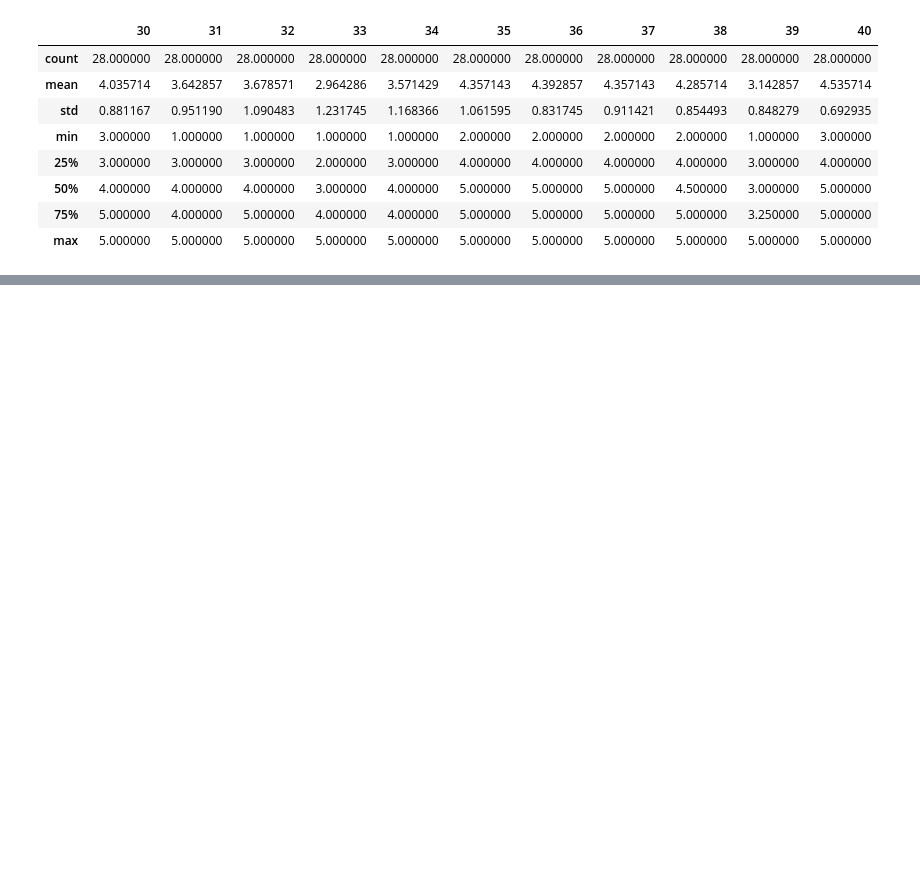
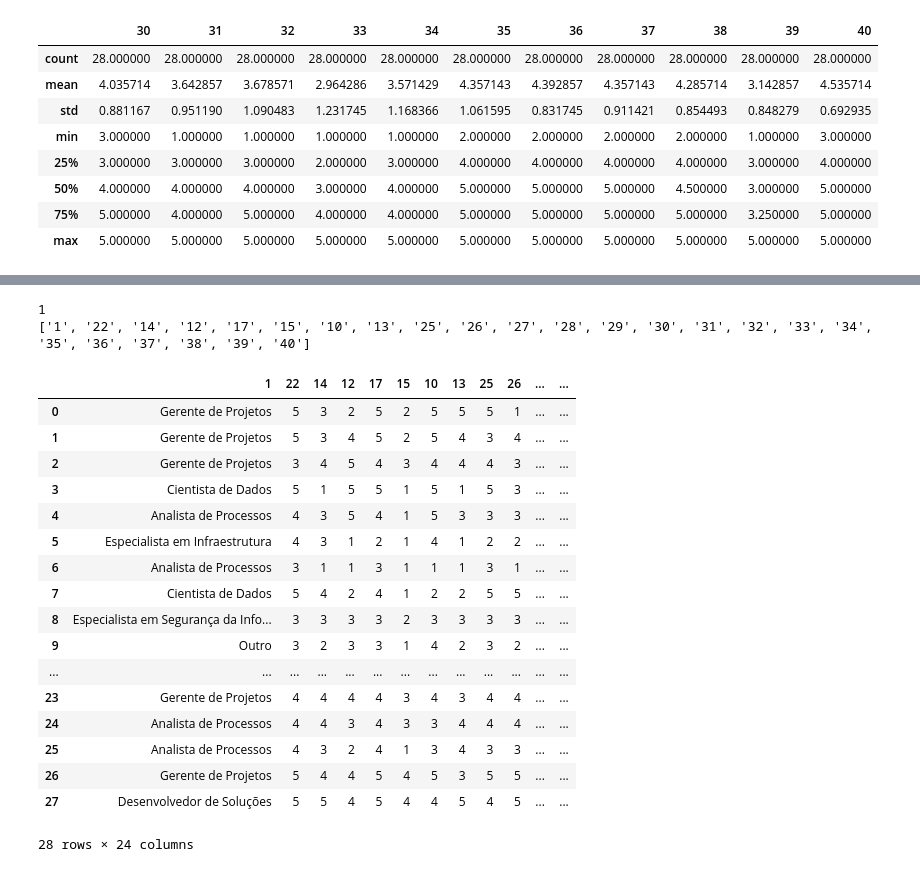
Before and after one commit to demetriusjube/ppca-engenharia-requisitos, a Jupyter notebook: analise-respostas.ipynb, the cells around one changed output, grey strips where cells are left out. Saved outputs shown, nothing was run; the diff lists cells and outputs as text; code cells hidden in the pictures; blank space fills up the shorter version.

```diff
--- a/analise-respostas.ipynb
+++ b/analise-respostas.ipynb
@@ -955,0 +897,31 @@ dfRespostasAjustadas.groupby(idColunaPapel).mean()
+# %%
+
+print(idColunaPapel)
+listaColunasCorrelacaoPapel = [idColunaPapel]
+listaColunasCorrelacaoPapel.extend(perguntasQCMantidas)
+listaColunasCorrelacaoPapel.extend(idsPerguntasQMC)
+listaColunasCorrelacaoPapel.extend(idsPerguntasQP)
+print (listaColunasCorrelacaoPapel)
+dfCorrelacaoConhecimentoMetodologiaPercepcao = dfRespostasAjustadas[listaColunasCorrelacaoPapel]
+display(dfCorrelacaoConhecimentoMetodologiaPercepcao)
+# %% [output]
+1
+['1', '22', '14', '12', '17', '15', '10', '13', '25', '26', '27', '28', '29', '30', '31', '32', '33', '34', '35', '36', '37', '38', '39', '40']
+|  | 1 | 22 | 14 | 12 | 17 | 15 | 10 | 13 | 25 | 26 | ... | ... |
+| 0 | Gerente de Projetos | 5 | 3 | 2 | 5 | 2 | 5 | 5 | 5 | 1 | ... | ... |
+| 1 | Gerente de Projetos | 5 | 3 | 4 | 5 | 2 | 5 | 4 | 3 | 4 | ... | ... |
+| 2 | Gerente de Projetos | 3 | 4 | 5 | 4 | 3 | 4 | 4 | 4 | 3 | ... | ... |
+| 3 | Cientista de Dados | 5 | 1 | 5 | 5 | 1 | 5 | 1 | 5 | 3 | ... | ... |
+| 4 | Analista de Processos | 4 | 3 | 5 | 4 | 1 | 5 | 3 | 3 | 3 | ... | ... |
+| 5 | Especialista em Infraestrutura | 4 | 3 | 1 | 2 | 1 | 4 | 1 | 2 | 2 | ... | ... |
+| 6 | Analista de Processos | 3 | 1 | 1 | 3 | 1 | 1 | 1 | 3 | 1 | ... | ... |
+| 7 | Cientista de Dados | 5 | 4 | 2 | 4 | 1 | 2 | 2 | 5 | 5 | ... | ... |
+| 8 | Especialista em Segurança da Info... | 3 | 3 | 3 | 3 | 2 | 3 | 3 | 3 | 3 | ... | ... |
+| 9 | Outro | 3 | 2 | 3 | 3 | 1 | 4 | 2 | 3 | 2 | ... | ... |
+| ... | ... | ... | ... | ... | ... | ... | ... | ... | ... | ... | ... | ... |
+| 23 | Gerente de Projetos | 4 | 4 | 4 | 4 | 3 | 4 | 3 | 4 | 4 | ... | ... |
+| 24 | Analista de Processos | 4 | 4 | 3 | 4 | 3 | 3 | 4 | 4 | 4 | ... | ... |
+| 25 | Analista de Processos | 4 | 3 | 2 | 4 | 1 | 3 | 4 | 3 | 3 | ... | ... |
+| 26 | Gerente de Projetos | 5 | 4 | 4 | 5 | 4 | 5 | 3 | 5 | 5 | ... | ... |
+| 27 | Desenvolvedor de Soluções | 5 | 5 | 4 | 5 | 4 | 4 | 5 | 4 | 5 | ... | ... |
+28 rows × 24 columns
```
Also changed, not shown: parts of 30 cells of this notebook.
